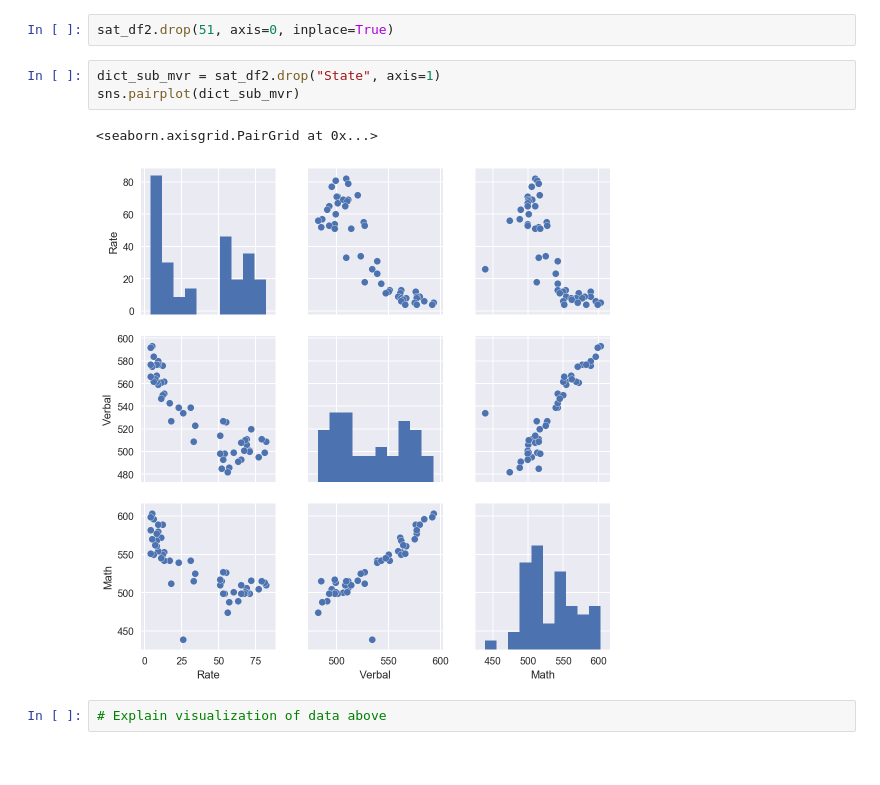
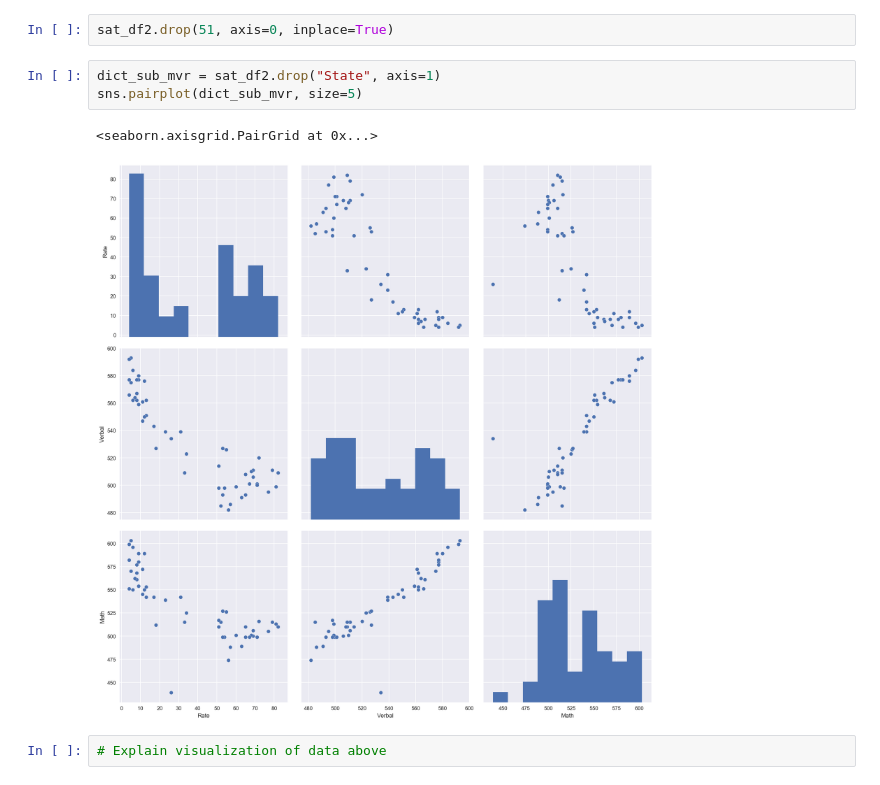
Before and after one commit to guangyic/project2, a Jupyter notebook: CHUA_Guangyi_Project2.ipynb, the cells around one changed output. Saved outputs shown, nothing was run; the diff lists cells and outputs as text.

```diff
--- a/CHUA_Guangyi_Project2.ipynb
+++ b/CHUA_Guangyi_Project2.ipynb
@@ -277,10 +278,10 @@ Explain what the visualization tells you about your data.
 sat_df2.drop(51, axis=0, inplace=True)
 # %%
 dict_sub_mvr = sat_df2.drop("State", axis=1)
-sns.pairplot(dict_sub_mvr)
+sns.pairplot(dict_sub_mvr, size=5)
 # %% [output]
 <seaborn.axisgrid.PairGrid at 0x...>
-[figure, old version]
+[figure, new version]
 # %%
 # Explain visualization of data above
 # %% [markdown]
```
Also changed, not shown: parts of 26 cells of this notebook.
